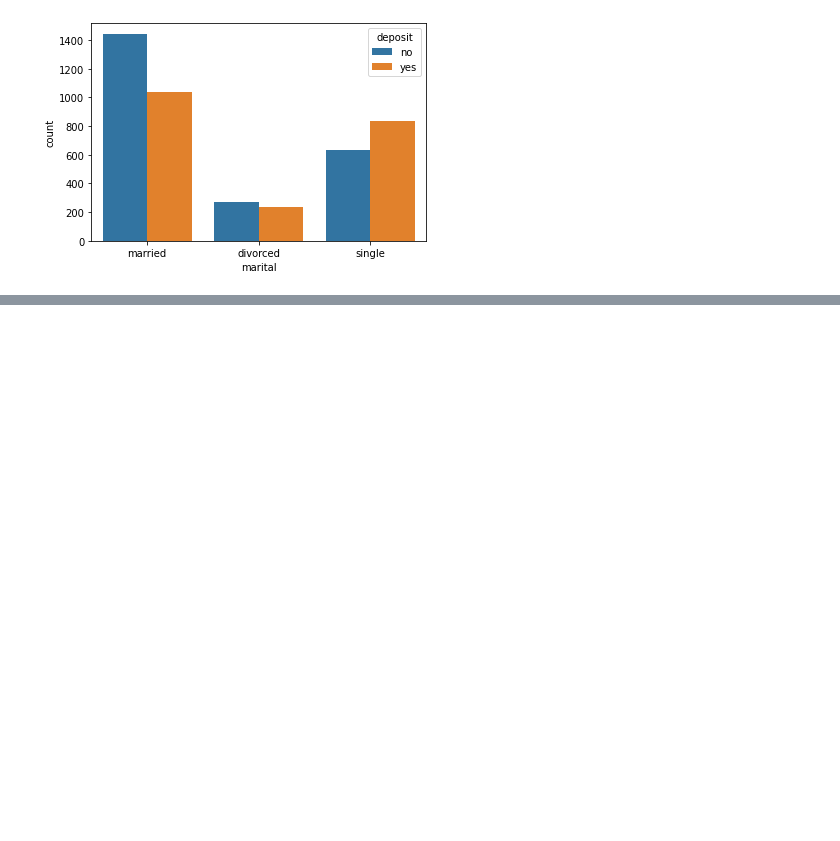
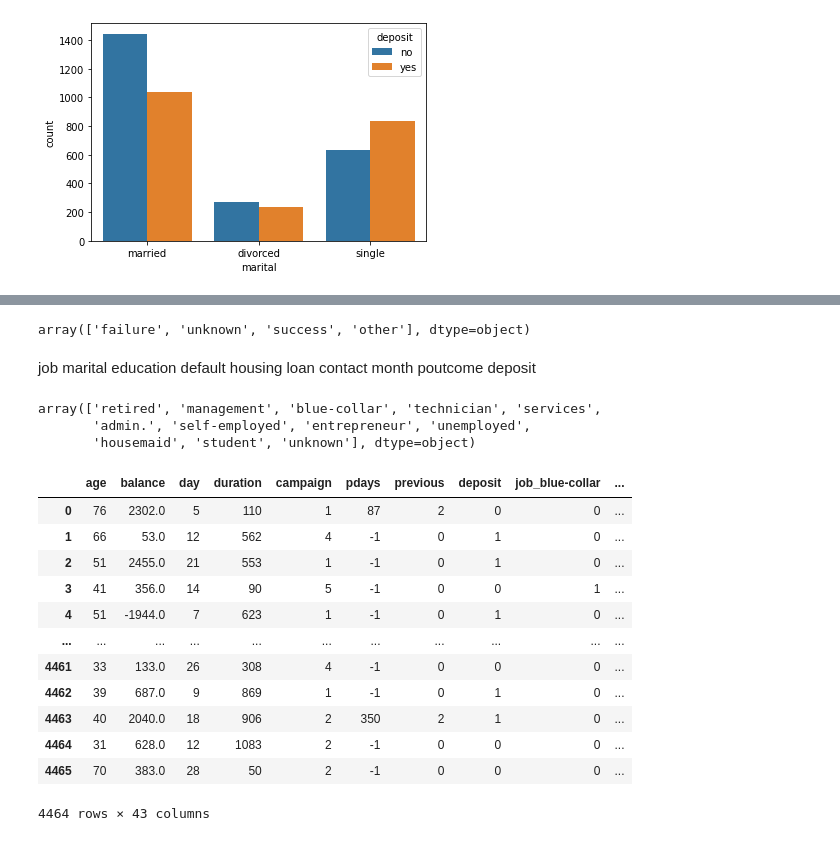
Before and after one commit to sagniKdas53/Python-Data-Science, a Jupyter notebook: week4/python_test/xam.ipynb, the cells around one changed output, grey strips where cells are left out. Saved outputs shown, nothing was run; the diff lists cells and outputs as text; code cells hidden in the pictures; blank space fills up the shorter version.

```diff
--- a/week4/python_test/xam.ipynb
+++ b/week4/python_test/xam.ipynb
@@ -366,0 +378,4 @@ sns.countplot(x='marital', hue='deposit',data=df_train)
+# %%
+data_test = pd.read_csv('bank_train.csv')
+# %%
+data_test = data_test.dropna(axis=0)
@@ -366,0 +402,2 @@ sns.countplot(x='marital', hue='deposit',data=df_train)
+# %%
+data_test['deposit'] = data_test['deposit'].map({'yes':1,'no':0})
@@ -366,0 +416,4 @@ sns.countplot(x='marital', hue='deposit',data=df_train)
+# %%
+data_test['poutcome'].unique()
+# %% [output]
+array(['failure', 'unknown', 'success', 'other'], dtype=object)
@@ -366,0 +422,26 @@ sns.countplot(x='marital', hue='deposit',data=df_train)
+# %% [markdown]
+job	marital	education	default	housing	loan	contact	month	poutcome	deposit
+# %%
+data_test['job'].unique()
+# %% [output]
+array(['retired', 'management', 'blue-collar', 'technician', 'services',
+       'admin.', 'self-employed', 'entrepreneur', 'unemployed',
+       'housemaid', 'student', 'unknown'], dtype=object)
+# %%
+no_cat =pd.get_dummies(data_test, drop_first=True)
+# %%
+no_cat
+# %% [output]
+|  | age | balance | day | duration | campaign | pdays | previous | deposit | job_blue-collar | ... |
+| 0 | 76 | 2302.0 | 5 | 110 | 1 | 87 | 2 | 0 | 0 | ... |
+| 1 | 66 | 53.0 | 12 | 562 | 4 | -1 | 0 | 1 | 0 | ... |
+| 2 | 51 | 2455.0 | 21 | 553 | 1 | -1 | 0 | 1 | 0 | ... |
+| 3 | 41 | 356.0 | 14 | 90 | 5 | -1 | 0 | 0 | 1 | ... |
+| 4 | 51 | -1944.0 | 7 | 623 | 1 | -1 | 0 | 1 | 0 | ... |
+| ... | ... | ... | ... | ... | ... | ... | ... | ... | ... | ... |
+| 4461 | 33 | 133.0 | 26 | 308 | 4 | -1 | 0 | 0 | 0 | ... |
+| 4462 | 39 | 687.0 | 9 | 869 | 1 | -1 | 0 | 1 | 0 | ... |
+| 4463 | 40 | 2040.0 | 18 | 906 | 2 | 350 | 2 | 1 | 0 | ... |
+| 4464 | 31 | 628.0 | 12 | 1083 | 2 | -1 | 0 | 0 | 0 | ... |
+| 4465 | 70 | 383.0 | 28 | 50 | 2 | -1 | 0 | 0 | 0 | ... |
+4464 rows × 43 columns
```
Also changed, not shown: parts of 17 cells of this notebook, 8 other files.
